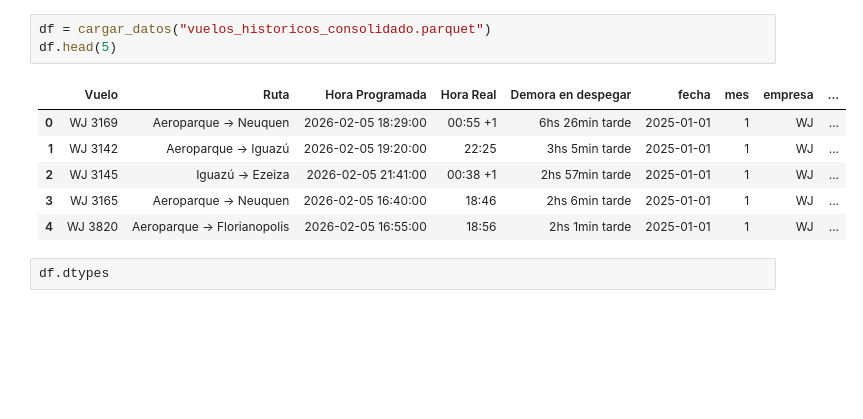
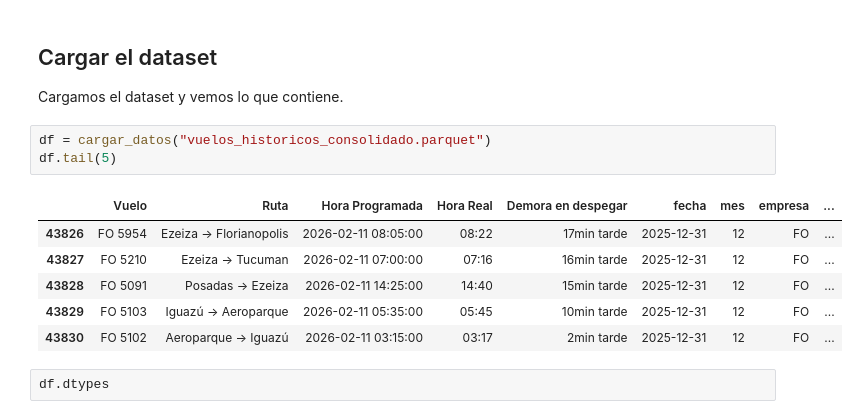
Before and after one commit to parivgabriela/Data_mining, a Jupyter notebook: analisis_estado_vuelos/notebooks/03_EDA_reporte.ipynb, the cells around one changed output. Drawn from its saved outputs; the diff is of its cells as text; blank space fills up the shorter version.

```diff
--- a/analisis_estado_vuelos/notebooks/03_EDA_reporte.ipynb
+++ b/analisis_estado_vuelos/notebooks/03_EDA_reporte.ipynb
@@ -85,13 +298,16 @@ def graficar_frecuencias(df, columna, categoria=None, titulo=None, color='deeppi
+# %% [markdown]
+## Cargar el dataset
+Cargamos el dataset y vemos lo que contiene.
 # %%
 df = cargar_datos("vuelos_historicos_consolidado.parquet")
-df.head(5)
+df.tail(5)
 # %% [output]
 |  | Vuelo | Ruta | Hora Programada | Hora Real | Demora en despegar | fecha | mes | empresa | ... |
-| 0 | WJ 3169 | Aeroparque → Neuquen | 2026-02-05 18:29:00 | 00:55 +1 | 6hs 26min tarde | 2025-01-01 | 1 | WJ | ... |
-| 1 | WJ 3142 | Aeroparque → Iguazú | 2026-02-05 19:20:00 | 22:25 | 3hs 5min tarde | 2025-01-01 | 1 | WJ | ... |
-| 2 | WJ 3145 | Iguazú → Ezeiza | 2026-02-05 21:41:00 | 00:38 +1 | 2hs 57min tarde | 2025-01-01 | 1 | WJ | ... |
-| 3 | WJ 3165 | Aeroparque → Neuquen | 2026-02-05 16:40:00 | 18:46 | 2hs 6min tarde | 2025-01-01 | 1 | WJ | ... |
-| 4 | WJ 3820 | Aeroparque → Florianopolis | 2026-02-05 16:55:00 | 18:56 | 2hs 1min tarde | 2025-01-01 | 1 | WJ | ... |
+| 43826 | FO 5954 | Ezeiza → Florianopolis | 2026-02-11 08:05:00 | 08:22 | 17min tarde | 2025-12-31 | 12 | FO | ... |
+| 43827 | FO 5210 | Ezeiza → Tucuman | 2026-02-11 07:00:00 | 07:16 | 16min tarde | 2025-12-31 | 12 | FO | ... |
+| 43828 | FO 5091 | Posadas → Ezeiza | 2026-02-11 14:25:00 | 14:40 | 15min tarde | 2025-12-31 | 12 | FO | ... |
+| 43829 | FO 5103 | Iguazú → Aeroparque | 2026-02-11 05:35:00 | 05:45 | 10min tarde | 2025-12-31 | 12 | FO | ... |
+| 43830 | FO 5102 | Aeroparque → Iguazú | 2026-02-11 03:15:00 | 03:17 | 2min tarde | 2025-12-31 | 12 | FO | ... |
 # %%
 df.dtypes
 # %% [output]
```
Also changed, not shown: parts of 44 cells of this notebook.
